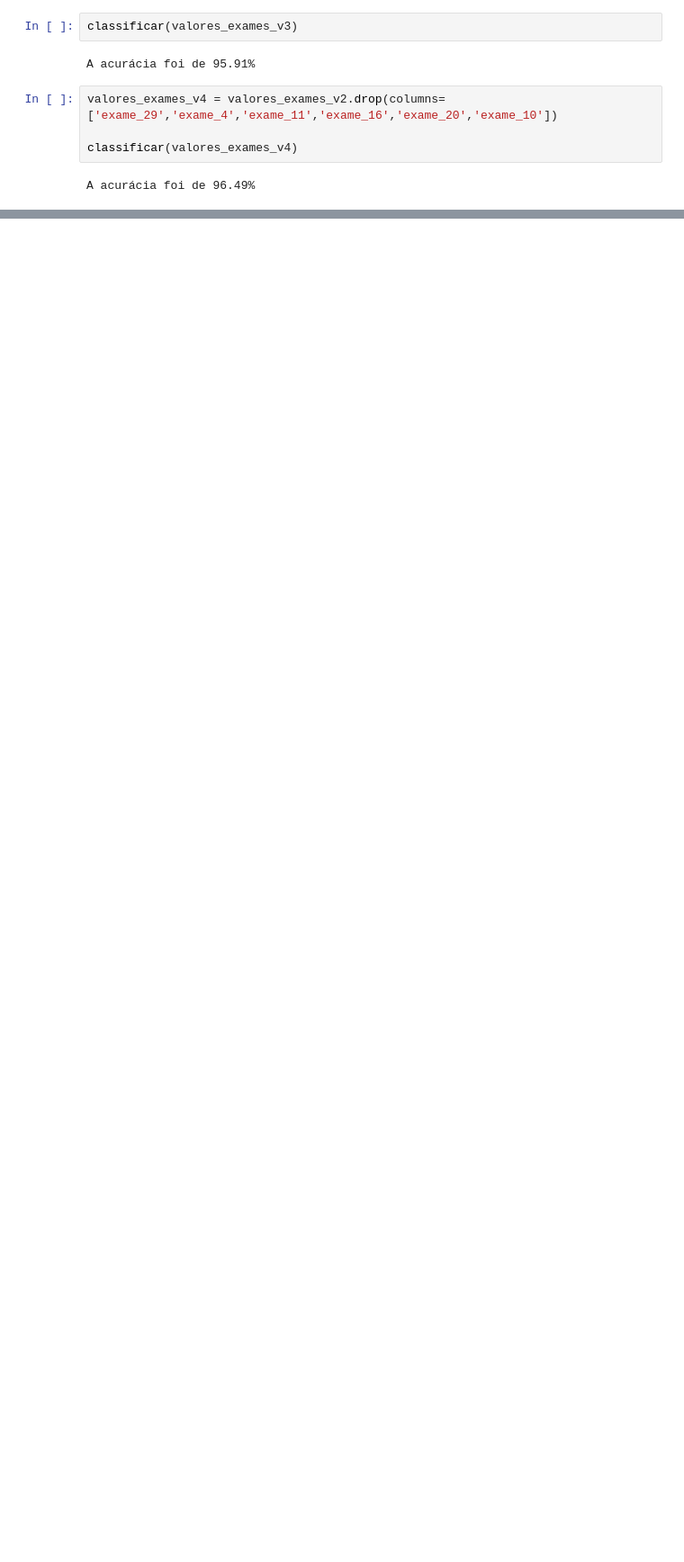
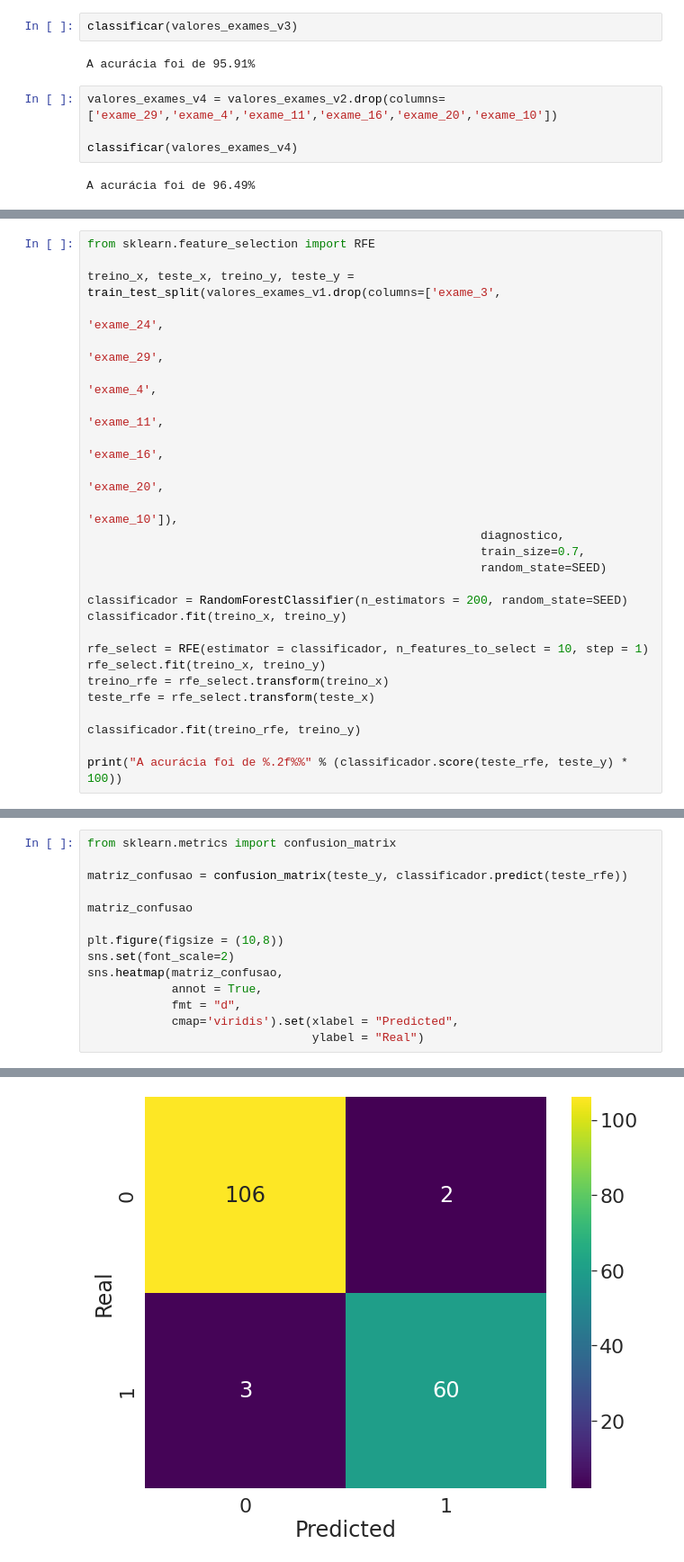
Before and after one commit to angelomaia/Autoencoder_NN_IR, a Jupyter notebook: Machine Learning - Redução de Dimensionalidade/Machine_Learning_Redução_de_Dimensionalidade.ipynb, the cells around one changed output, grey strips where cells are left out. Shown at 90% size. Drawn from its saved outputs; the diff is of its cells as text; blank space fills up the shorter version.

```diff
--- a/Machine Learning - Redução de Dimensionalidade/Machine_Learning_Redução_de_Dimensionalidade.ipynb
+++ b/Machine Learning - Redução de Dimensionalidade/Machine_Learning_Redução_de_Dimensionalidade.ipynb
@@ -248,0 +441,26 @@ A acurácia foi de 96.49%
+# %%
+from sklearn.feature_selection import RFE
+
+treino_x, teste_x, treino_y, teste_y = train_test_split(valores_exames_v1.drop(columns=['exame_3',
+                                                                                        'exame_24',
+                                                                                        'exame_29',
+                                                                                        'exame_4',
+                                                                                        'exame_11',
+                                                                                        'exame_16',
+                                                                                        'exame_20',
+                                                                                        'exame_10']),
+                                                        diagnostico,
+                                                        train_size=0.7,
+                                                        random_state=SEED)
+
+classificador = RandomForestClassifier(n_estimators = 200, random_state=SEED)
+classificador.fit(treino_x, treino_y)
+
+rfe_select = RFE(estimator = classificador, n_features_to_select = 10, step = 1)
+rfe_select.fit(treino_x, treino_y)
+treino_rfe = rfe_select.transform(treino_x)
+teste_rfe = rfe_select.transform(teste_x)
+
+classificador.fit(treino_rfe, treino_y)
+
+print("A acurácia foi de %.2f%%" % (classificador.score(teste_rfe, teste_y) * 100))
@@ -248,0 +469,15 @@ A acurácia foi de 96.49%
+# %%
+from sklearn.metrics import confusion_matrix
+
+matriz_confusao = confusion_matrix(teste_y, classificador.predict(teste_rfe))
+
+matriz_confusao
+
+plt.figure(figsize = (10,8))
+sns.set(font_scale=2)
+sns.heatmap(matriz_confusao,
+            annot = True,
+            fmt = "d",
+            cmap='viridis').set(xlabel = "Predicted",
+                                ylabel = "Real")
+# %% [output]
@@ -248,0 +485 @@ A acurácia foi de 96.49%
+[figure, added]
```
Also changed, not shown: parts of 40 cells of this notebook.
